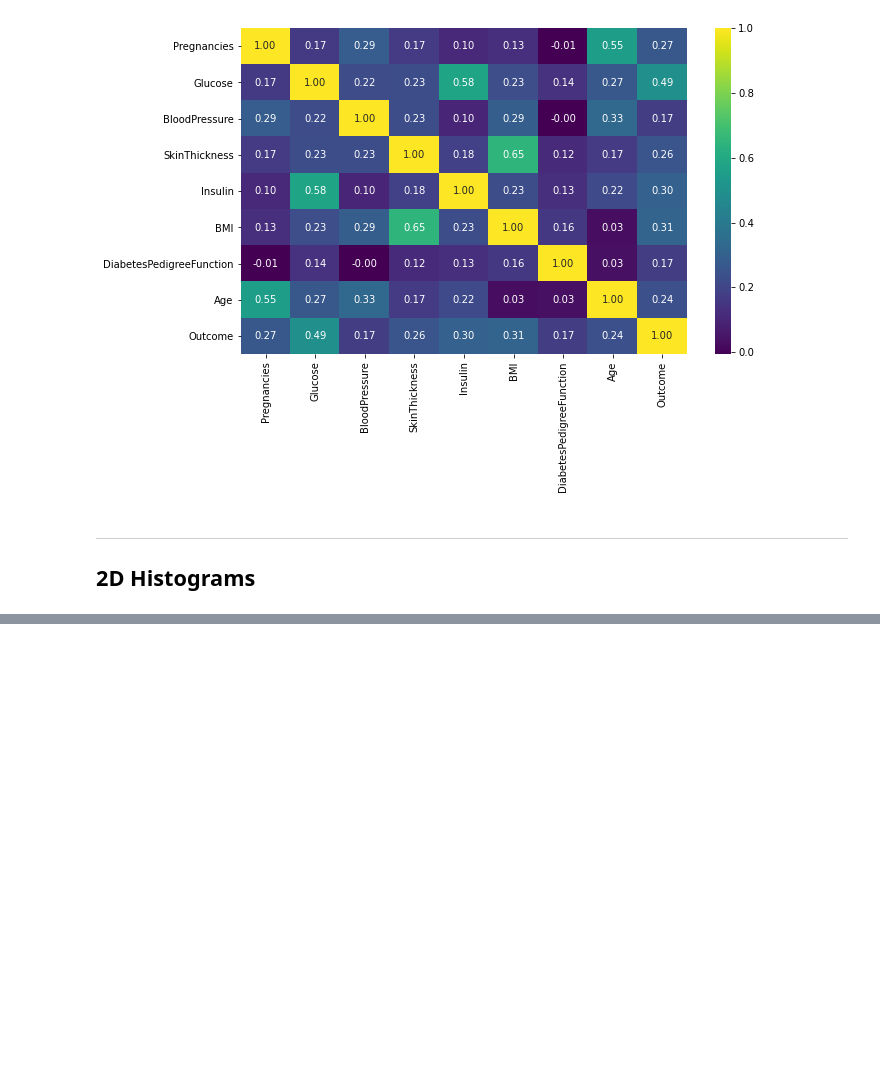
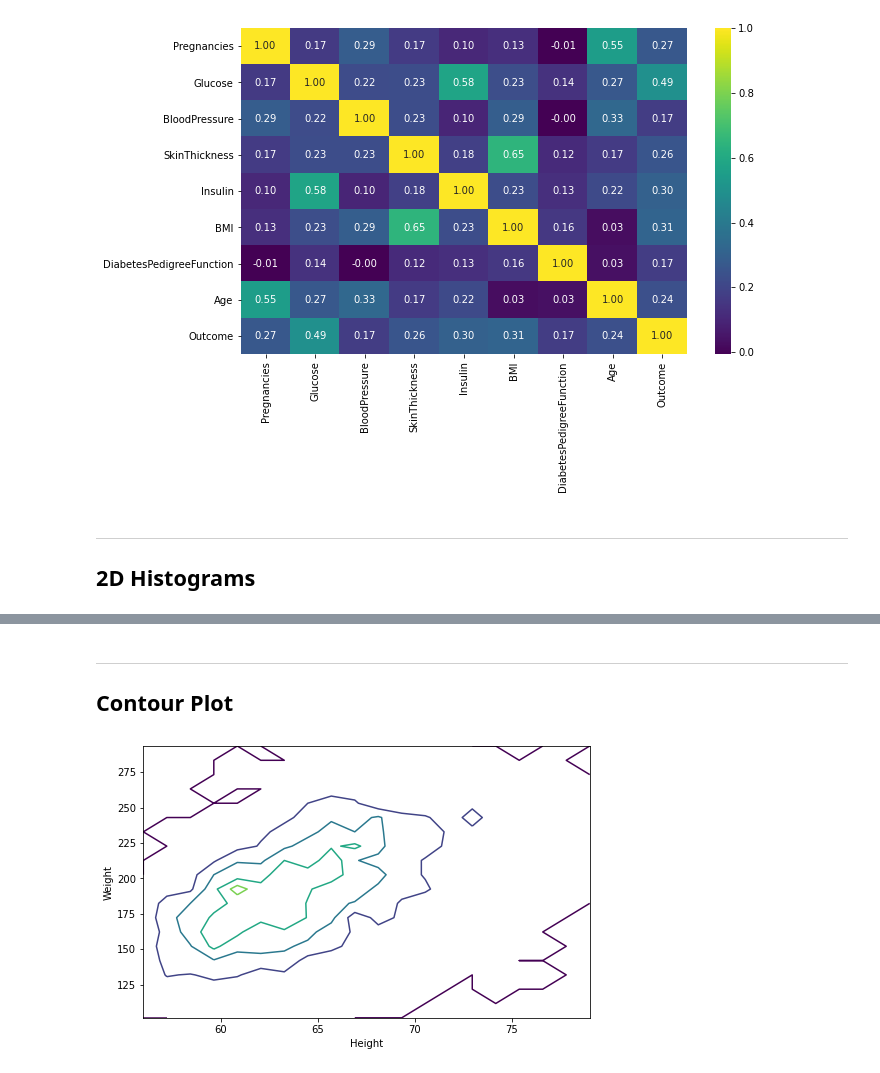
Before and after one commit to Morgan-Sell/py_stats_analysis, a Jupyter notebook: 18_ND_plots.ipynb, the cells around one changed output, grey strips where cells are left out. Saved outputs shown, nothing was run; the diff lists cells and outputs as text; code cells hidden in the pictures; blank space fills up the shorter version.

```diff
--- a/18_ND_plots.ipynb
+++ b/18_ND_plots.ipynb
@@ -103,0 +133,14 @@ df2 = pd.read_cscv
+# %% [markdown]
+***
+## Contour Plot
+# %%
+hist, x_edge, y_edge = np.histogram2d(df2.height, df2.weight, bins=20)
+x_center = 0.5 * (x_edge[1:] + x_edge[:-1])
+y_center = 0.5 * (y_edge[1:] + y_edge[:-1])
+
+plt.figure(figsize=(8,5))
+plt.contour(x_center, y_center, hist, levels=4)
+plt.xlabel("Height")
+plt.ylabel("Weight");
+# %% [output]
+[figure, added]
```
Also changed, not shown: parts of 8 cells of this notebook, 1 other file.
